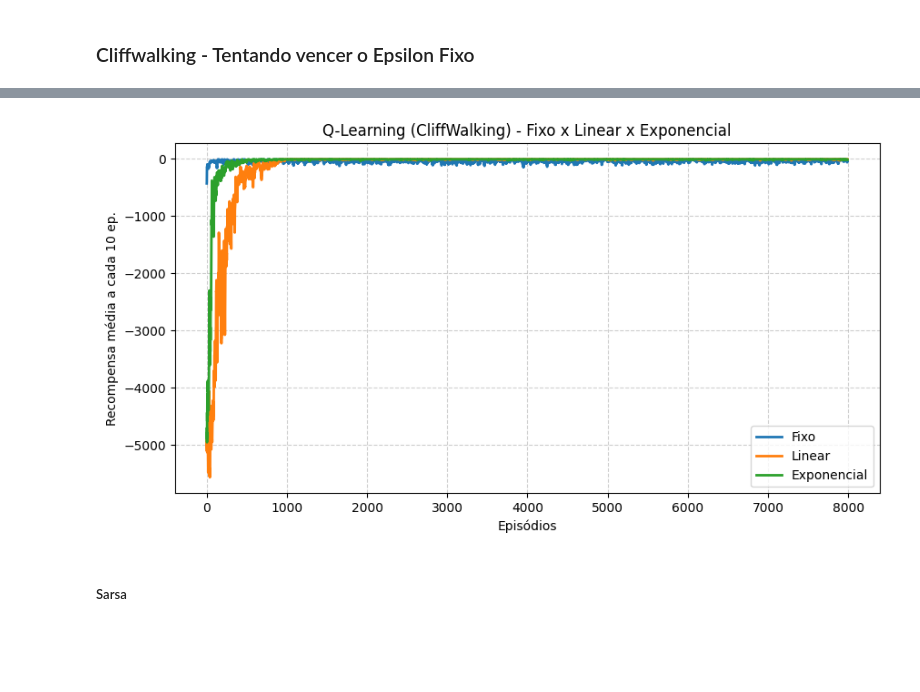
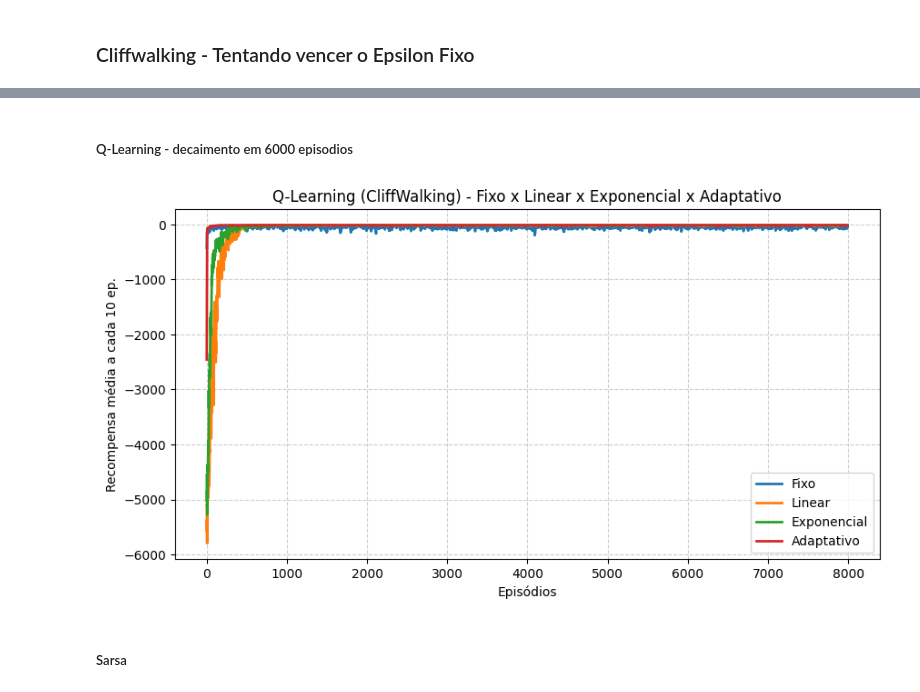
Before and after one commit to christiandoramo/Variantes-para-o-epsilon, a Jupyter notebook: Variantes_do_epsilon.ipynb, the cells around one changed output, grey strips where cells are left out. Drawn from its saved outputs; the diff is of its cells as text; code cells hidden in the pictures; blank space fills up the shorter version.

```diff
--- a/Variantes_do_epsilon.ipynb
+++ b/Variantes_do_epsilon.ipynb
@@ -938,7 +950,7 @@ def epsilon_decay(decay_type='none', initial_E=1.0, min_E=0.005, X=1000, Y=None,
 # %% [markdown]
 #### Q-learning
 # %%
-def run_qlearning_decay(env, episodes, lr=0.1, gamma=0.95, decay_type='linear', initial_E=1.0, min_E=0.005, X=None, Y=None, total_steps=None, decay_rate=0.001, verbose=True, n_eps_per_rewards=500):
+def run_qlearning_decay(env, episodes, lr=0.1, gamma=0.95, decay_type='linear', initial_E=1.0, min_E=0.005, X=1000, Y=None, total_steps=None, decay_rate=0.001, verbose=True, n_eps_per_rewards=500):
     """
     Parâmetros:
         env: Ambiente Gym.
@@ -969,7 +981,7 @@ def run_qlearning_decay(env, episodes, lr=0.1, gamma=0.95, decay_type='linear',
     avg_rewards = []
     epsilon_values = []
 
-    epsilon_decay_fn = epsilon_decay(decay_type=decay_type, initial_E=initial_E, min_E=min_E, Y=Y, total_steps=total_steps, decay_rate=decay_rate,episodes=episodes)
+    epsilon_decay_fn = epsilon_decay(decay_type=decay_type, initial_E=initial_E, min_E=min_E, Y=Y,X=X, total_steps=total_steps, decay_rate=decay_rate,episodes=episodes)
 
     eps = 0
     for i in range(episodes):
@@ -1317,4 +1981,8 @@ def plot_results(title,rewards_list, labels):
+# %% [markdown]
+##### Q-Learning - decaimento em 6000 episodios
 # %%
+# decaindo no episodio 500 os resultados ficaram mais proximos
+
 # ENV_NAME = "CliffWalking-v0"
 # EPISODES = 8000
 # LR = 0.01
@@ -1342,32 +2010,43 @@ EPSILON_START = 1.0
 EPSILON_MIN = 0.005
 DECAY_LINEAR = 0.005
 DECAY_EXP = 0.005
+DECAY_ADAPTIVE = 0.005
+INCREASE_ADAPTIVE = 1.005
 #######
 # Y_LINEAR=.1
 # Y_EXP = 0.000001
 # X_LINEAR=500
 # X_EXP =8000
+# Y_ADAP = 0.000001
+# X_ADAP = 500
 #######
 
 env = gym.make(ENV_NAME, max_episode_steps=500)
 
-rewards_linear, _, _, _ = run_qlearning_decay(env=env, episodes=EPISODES, lr=LR, gamma=GAMMA,initial_E=EPSILON_START, min_E=EPSILON_MIN, decay_type="linear", decay_rate=DECAY_LINEAR, n_eps_per_rewards=N_EPS_PER_REWARDS)
-rewards_exponential, _, _, _ = run_qlearning_decay(env=env, episodes=EPISODES, lr=LR, gamma=GAMMA,initial_E=EPSILON_START, min_E=EPSILON_MIN,decay_type="exponential", decay_rate=DECAY_EXP,n_eps_per_rewards=N_EPS_PER_REWARDS)
+# Decaindo completamente no X = 1000 como no pré-definido
+# mas como possívelmente explorou mais , pois passou mais tempo com maior epsilon
+# por isso com decaimento linear e exponencial se tornoi mais estável a longo prazo
+# vencendo o epsilon fixo nesse sentido
 
-# # Executa Q-Learning SEM decaimento (epsilon fixo)
+rewards_linear, _, _, _ = run_qlearning_decay(env=env, episodes=EPISODES, lr=LR, gamma=GAMMA,initial_E=EPSILON_START, min_E=EPSILON_MIN, decay_type="linear", decay_rate=DECAY_LINEAR, n_eps_per_rewards=N_EPS_PER_REWARDS, X=500)
+rewards_exponential, _, _, _ = run_qlearning_decay(env=env, episodes=EPISODES, lr=LR, gamma=GAMMA,initial_E=EPSILON_START, min_E=EPSILON_MIN,decay_type="exponential", decay_rate=DECAY_EXP,n_eps_per_rewards=N_EPS_PER_REWARDS, X=500)
+rewards_adaptive, _, _, _ = run_qlearning_decay_com_adaptive(env=env, episodes=EPISODES, lr=LR, gamma=GAMMA,initial_E=EPSILON_START, min_E=EPSILON_MIN,decay_type="adaptive", decay_rate=DECAY_ADAPTIVE, increase_rate=INCREASE_ADAPTIVE,n_eps_per_rewards=N_EPS_PER_REWARDS, X=500)
+
+
+# Q-Learning SEM decaimento (epsilon fixo)
 rewards_no_decay, _, _, _ = run_qlearning_decay(
     env=env, episodes=EPISODES, lr=LR, gamma=GAMMA,
     initial_E=EPSILON_NORMAL, min_E=EPSILON_START,  # epsilon não decai (fixo)
-    decay_type="none", decay_rate=0,n_eps_per_rewards=N_EPS_PER_REWARDS  # sem decaimento
+    decay_type="none", decay_rate=0,n_eps_per_rewards=N_EPS_PER_REWARDS, X=0  # sem decaimento
 )
 clear_output()
 # %%
-plot_results("Q-Learning (CliffWalking) - Fixo x Linear x Exponencial",[rewards_no_decay,rewards_linear,rewards_exponential], ["Fixo","Linear","Exponencial"])
-#plot_results("Q-Learning (CliffWalking) - Fixo x Linear",[rewards_no_decay,rewards_linear], ["Fixo","Linear"])
-
+plot_results("Q-Learning (CliffWalking) - Fixo x Linear x Exponencial x Adaptativo",[rewards_no_decay,rewards_linear,rewards_exponential,rewards_adaptive], ["Fixo","Linear","Exponencial", "Adaptativo"])
+# plot_results("Q-Learning (CliffWalking) - Fixo x Linear x Exponencial",[rewards_no_decay,rewards_linear,rewards_exponential], ["Fixo","Linear","Exponencial"])
+#plot_results("Q-Learning (CliffWalking) - Fixo x Linear",[rewards_no_decay,rewards_linear], ["Fixo","Linear"]
 # plot_results("Q-Learning (CliffWalking) - Fixo",[rewards_no_decay], ["Fixo"], 0)
 # %% [output]
-[figure, old version]
+[figure, new version]
 # %% [markdown]
 ##### Sarsa
 # %%
```
Also changed, not shown: parts of 28 cells of this notebook.
